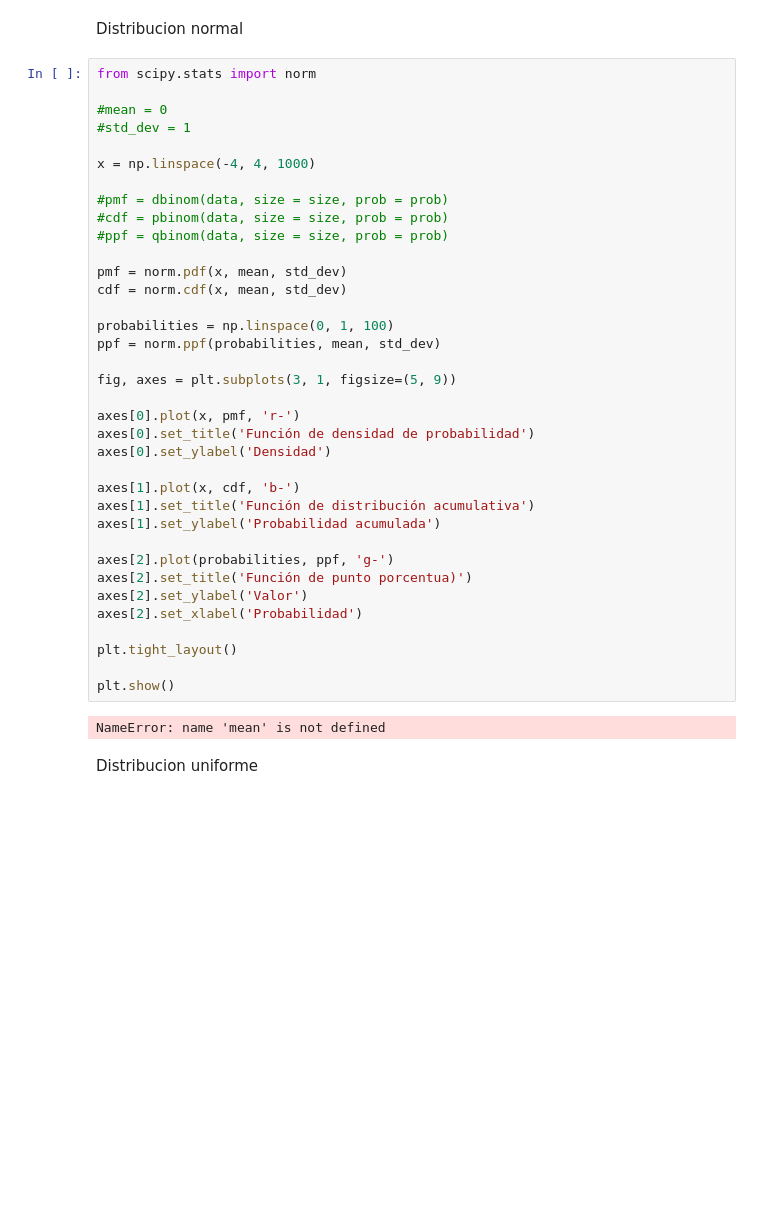
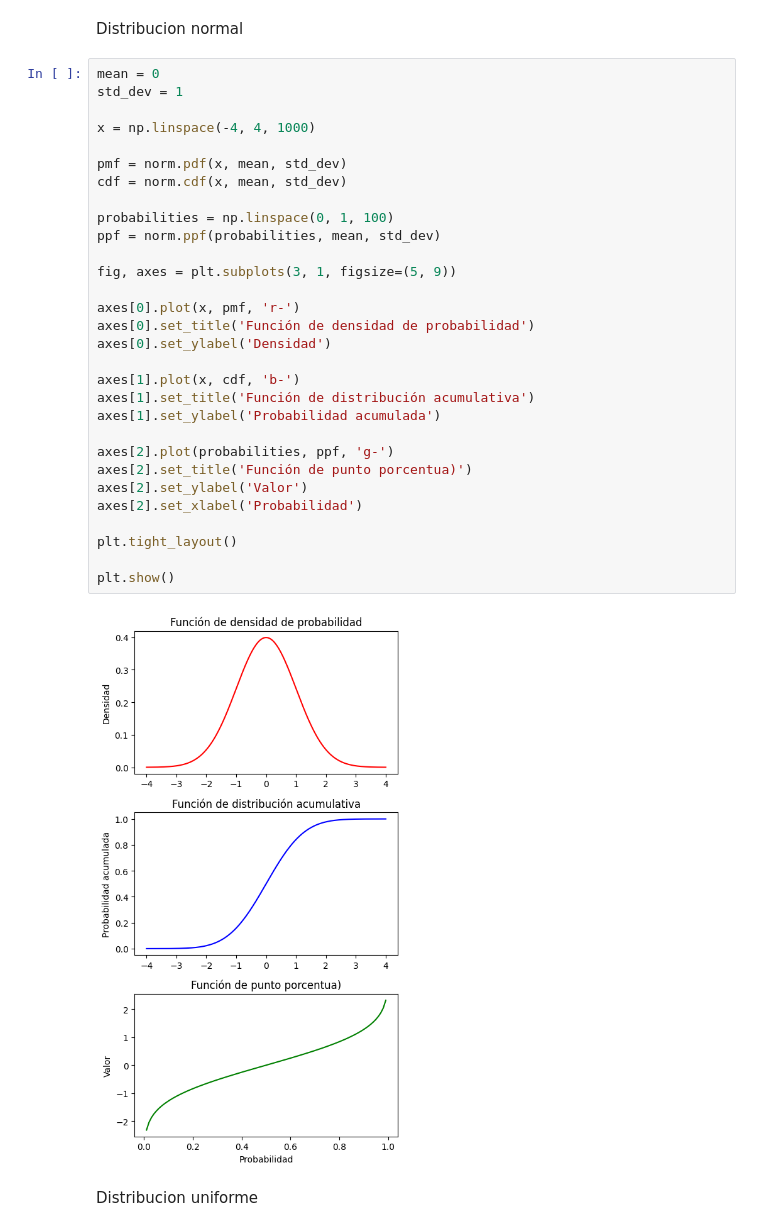
Before and after one commit to 4GeeksAcademy/probability-distribution-exercises-project-with-pythonMJZS, a Jupyter notebook: notebook/problems.ipynb, the cells around one changed output. Saved outputs shown, nothing was run; the diff lists cells and outputs as text; blank space fills up the shorter version.

```diff
--- a/notebook/problems.ipynb
+++ b/notebook/problems.ipynb
@@ -88,42 +88,36 @@ Write the above functions but for both normal and uniform distributions.
 # %% [markdown]
 Distribucion normal
 # %%
-from scipy.stats import norm
-
-#mean = 0
-#std_dev = 1
+mean = 0
+std_dev = 1
 
 x = np.linspace(-4, 4, 1000)
-
-#pmf = dbinom(data, size = size, prob = prob)
-#cdf = pbinom(data, size = size, prob = prob)
-#ppf = qbinom(data, size = size, prob = prob)
 
 pmf = norm.pdf(x, mean, std_dev)
 cdf = norm.cdf(x, mean, std_dev)
 
 probabilities = np.linspace(0, 1, 100)
 ppf = norm.ppf(probabilities, mean, std_dev)
 
 fig, axes = plt.subplots(3, 1, figsize=(5, 9))
 
 axes[0].plot(x, pmf, 'r-')
 axes[0].set_title('Función de densidad de probabilidad')
 axes[0].set_ylabel('Densidad')
 
 axes[1].plot(x, cdf, 'b-')
 axes[1].set_title('Función de distribución acumulativa')
 axes[1].set_ylabel('Probabilidad acumulada')
 
 axes[2].plot(probabilities, ppf, 'g-')
 axes[2].set_title('Función de punto porcentua)')
 axes[2].set_ylabel('Valor')
 axes[2].set_xlabel('Probabilidad')
 
 plt.tight_layout()
 
 plt.show()
 # %% [output]
-NameError: name 'mean' is not defined
+[figure, added]
 # %% [markdown]
 Distribucion uniforme
```
Also changed, not shown: parts of 2 cells of this notebook.
